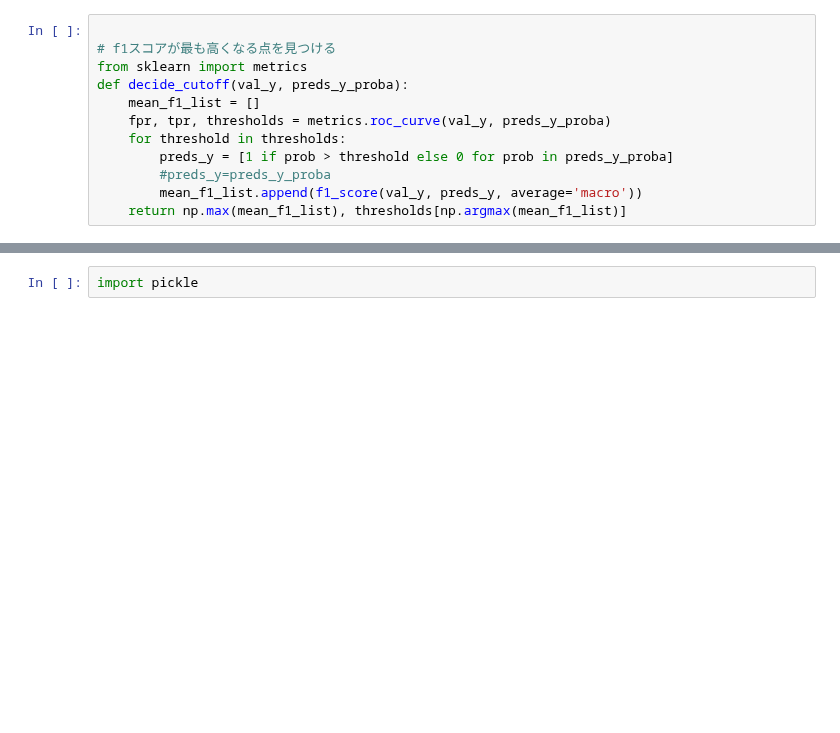
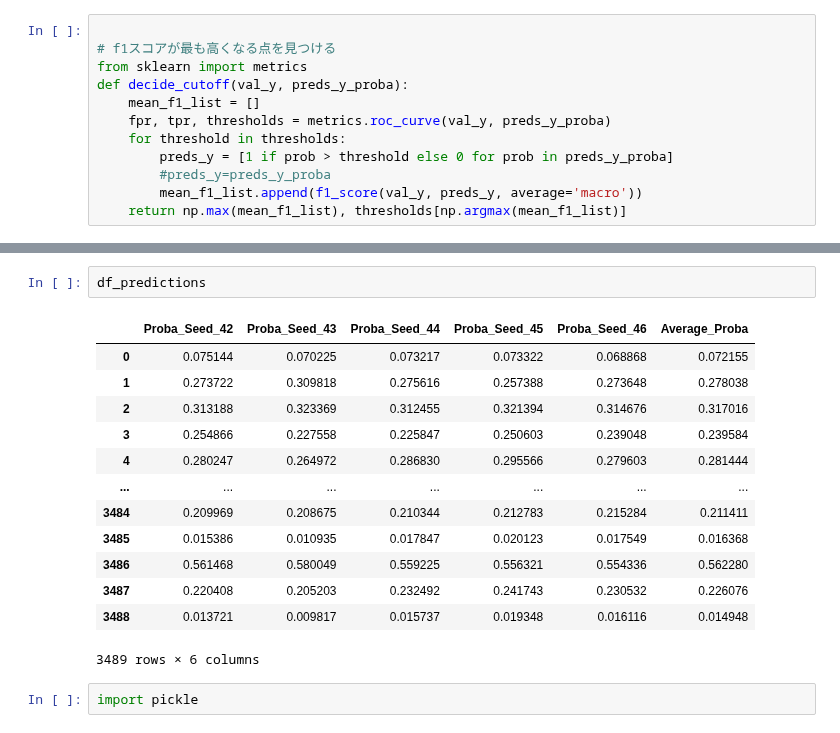
Before and after one commit to mamekin05108/signatecup2024summer, a Jupyter notebook: Catboost_20240825.ipynb, the cells around one changed output, grey strips where cells are left out. Cells and saved outputs as stored; diff of their text form; blank space fills up the shorter version.

```diff
--- a/Catboost_20240825.ipynb
+++ b/Catboost_20240825.ipynb
@@ -258,3 +338,19 @@ SyntaxError: invalid syntax (<ipython-input-81-76ea1f53a6c0>, line 1)
+# %%
+df_predictions
+# %% [output]
+|  | Proba_Seed_42 | Proba_Seed_43 | Proba_Seed_44 | Proba_Seed_45 | Proba_Seed_46 | Average_Proba |
+| 0 | 0.075144 | 0.070225 | 0.073217 | 0.073322 | 0.068868 | 0.072155 |
+| 1 | 0.273722 | 0.309818 | 0.275616 | 0.257388 | 0.273648 | 0.278038 |
+| 2 | 0.313188 | 0.323369 | 0.312455 | 0.321394 | 0.314676 | 0.317016 |
+| 3 | 0.254866 | 0.227558 | 0.225847 | 0.250603 | 0.239048 | 0.239584 |
+| 4 | 0.280247 | 0.264972 | 0.286830 | 0.295566 | 0.279603 | 0.281444 |
+| ... | ... | ... | ... | ... | ... | ... |
+| 3484 | 0.209969 | 0.208675 | 0.210344 | 0.212783 | 0.215284 | 0.211411 |
+| 3485 | 0.015386 | 0.010935 | 0.017847 | 0.020123 | 0.017549 | 0.016368 |
+| 3486 | 0.561468 | 0.580049 | 0.559225 | 0.556321 | 0.554336 | 0.562280 |
+| 3487 | 0.220408 | 0.205203 | 0.232492 | 0.241743 | 0.230532 | 0.226076 |
+| 3488 | 0.013721 | 0.009817 | 0.015737 | 0.019348 | 0.016116 | 0.014948 |
+3489 rows × 6 columns
 # %%
 import pickle
 # %%
```
Also changed, not shown: parts of 18 cells of this notebook.
